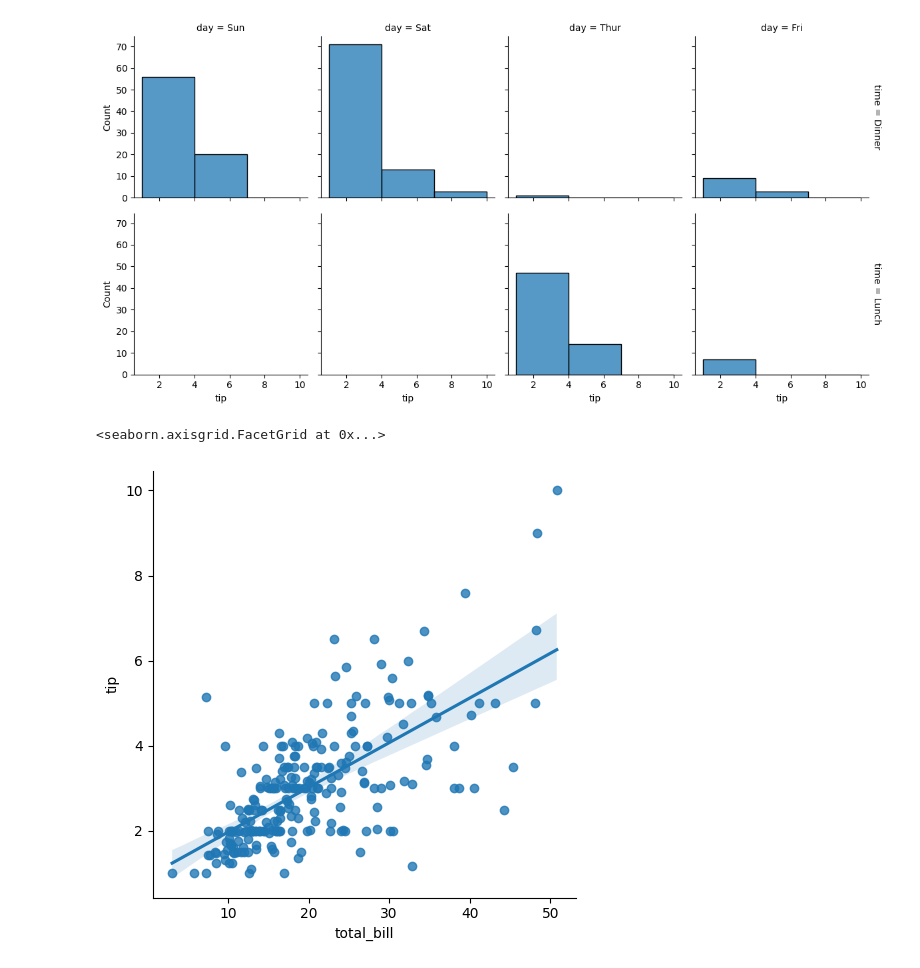
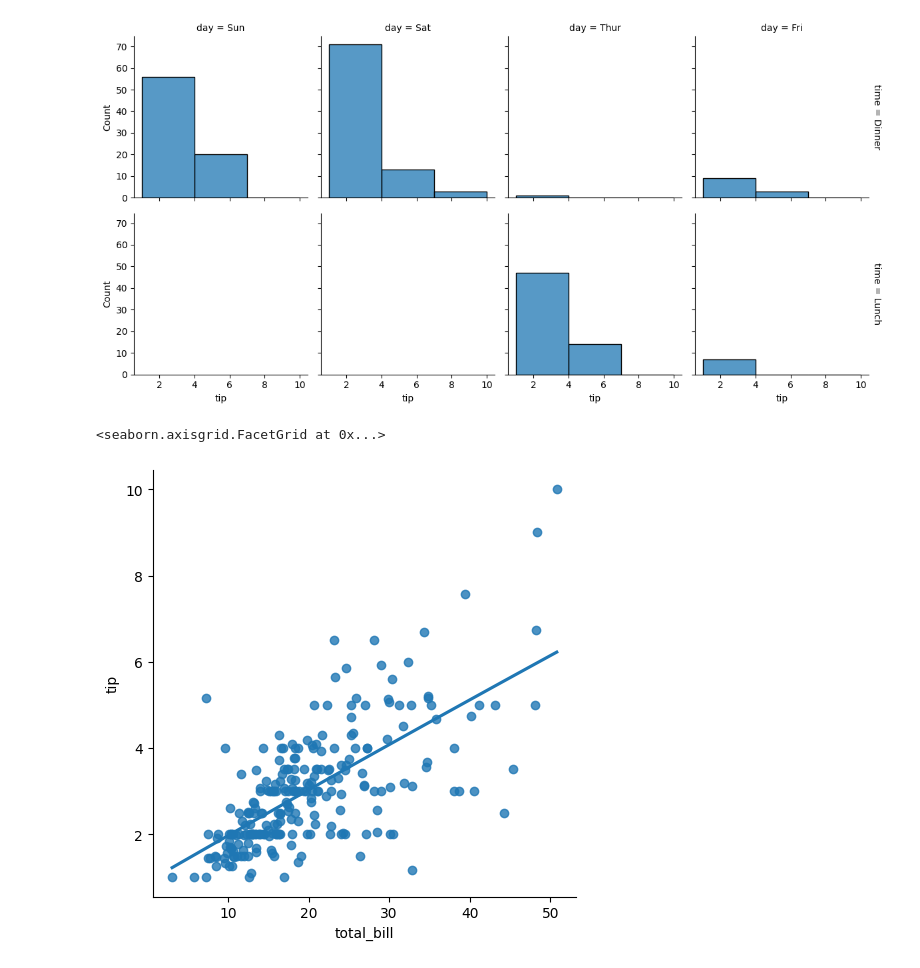
Before and after one commit to MartinMansoDEV/tips-regression, a Jupyter notebook: tips.ipynb, the cells around one changed output. Cells and saved outputs as stored; diff of their text form; code cells hidden in the pictures.

```diff
--- a/tips.ipynb
+++ b/tips.ipynb
@@ -24,0 +12,6 @@ df
+# %%
+df = pd.read_csv('./tips.csv')
+df['day_num'] = df['day'].apply(lambda x: ["Mon", "Tue", "Wen", "Thur", "Fri", "Sat", "Sun"].index(x))
+df['time_num'] = df['time'].apply(lambda x: ["Dinner", "Lunch"].index(x))
+print("Algún valor nulo:", df.isnull().values.any())
+print(df)
@@ -68,11 +79,7 @@ sns.displot(
 <seaborn.axisgrid.FacetGrid at 0x...>
 [figure]
 # %%
-sns.lmplot(
-    data=df,
-    x="total_bill", y="tip",
-    height=5
-)
+sns.lmplot(x ="total_bill", y ="tip", data = df, order = 2, ci = None)
 # %% [output]
 <seaborn.axisgrid.FacetGrid at 0x...>
-[figure, old version]
+[figure, new version]
```
Also changed, not shown: parts of 7 cells of this notebook, 1 other file.
